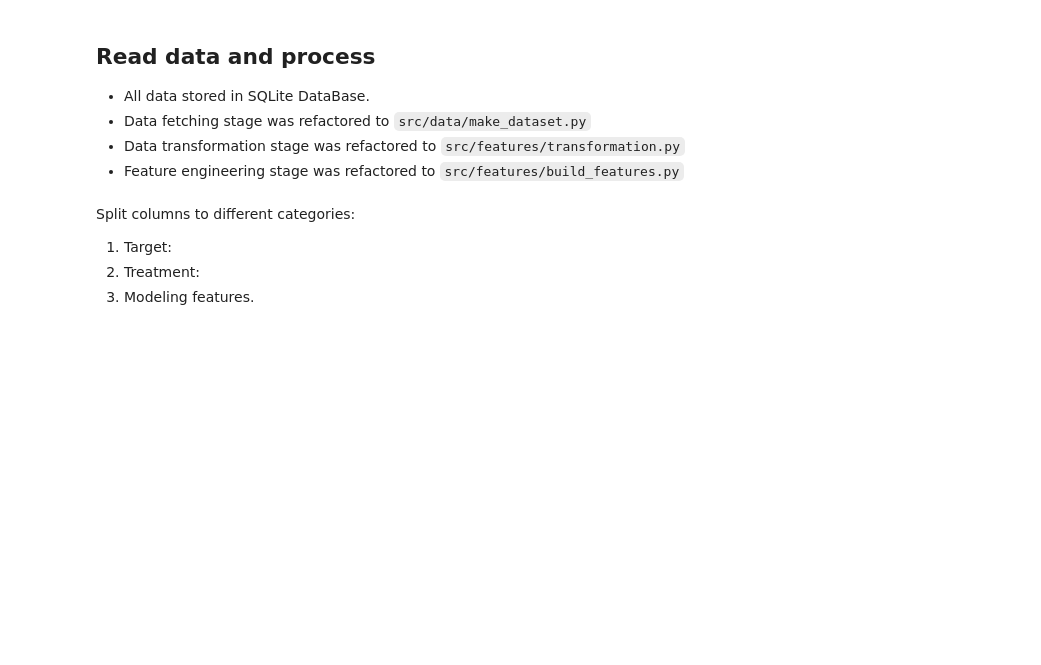
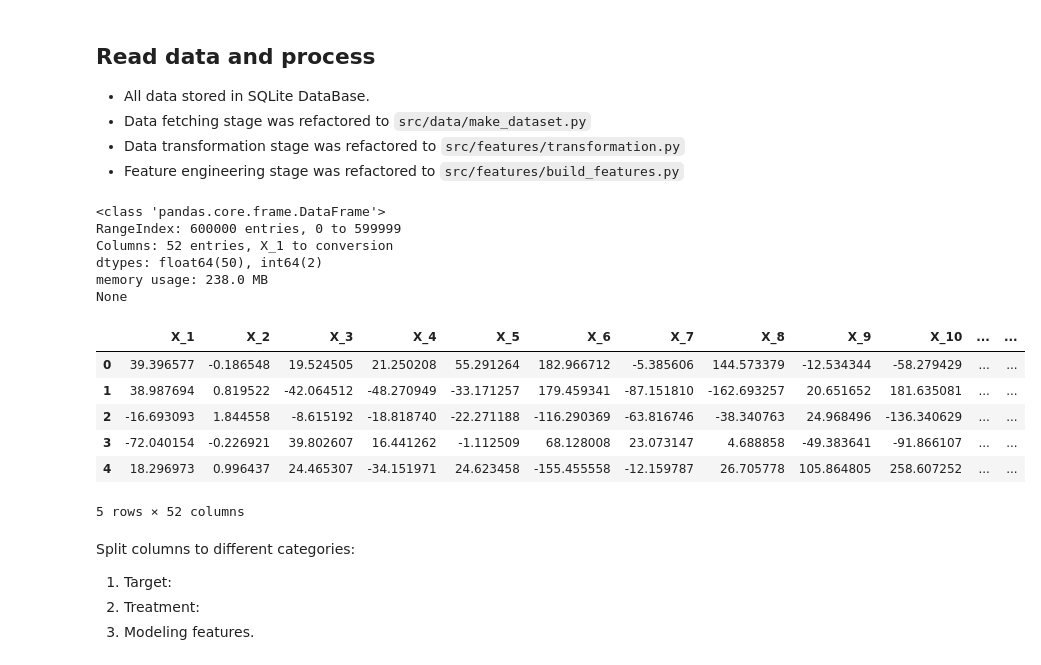
Before and after one commit to lAlexWest/uplift_modeling, a Jupyter notebook: notebooks/1. MegaFon - EDA.ipynb, the cells around one changed output. Drawn from its saved outputs; the diff is of its cells as text; code cells hidden in the pictures; blank space fills up the shorter version.

```diff
--- a/notebooks/1. MegaFon - EDA.ipynb
+++ b/notebooks/1. MegaFon - EDA.ipynb
@@ -52,13 +54,27 @@ Treatment Ratio: .5
 # %%
 # Read transformed dataset
 
 db_url = os.environ["DATABASE_URL"]
 with sqlite3.connect(f'../{db_url}') as conn:
     query = 'SELECT * FROM megafon_interim'
-    df = pd.read_sql(query, conn)
+    data = pd.read_sql(query, conn)
 
-print(df.info(verbose=False))
-df.head()
+print(data.info(verbose=False))
+data.head()
+# %% [output]
+<class 'pandas.core.frame.DataFrame'>
+RangeIndex: 600000 entries, 0 to 599999
+Columns: 52 entries, X_1 to conversion
+dtypes: float64(50), int64(2)
+memory usage: 238.0 MB
+None
+|  | X_1 | X_2 | X_3 | X_4 | X_5 | X_6 | X_7 | X_8 | X_9 | X_10 | ... | ... |
+| 0 | 39.396577 | -0.186548 | 19.524505 | 21.250208 | 55.291264 | 182.966712 | -5.385606 | 144.573379 | -12.534344 | -58.279429 | ... | ... |
+| 1 | 38.987694 | 0.819522 | -42.064512 | -48.270949 | -33.171257 | 179.459341 | -87.151810 | -162.693257 | 20.651652 | 181.635081 | ... | ... |
+| 2 | -16.693093 | 1.844558 | -8.615192 | -18.818740 | -22.271188 | -116.290369 | -63.816746 | -38.340763 | 24.968496 | -136.340629 | ... | ... |
+| 3 | -72.040154 | -0.226921 | 39.802607 | 16.441262 | -1.112509 | 68.128008 | 23.073147 | 4.688858 | -49.383641 | -91.866107 | ... | ... |
+| 4 | 18.296973 | 0.996437 | 24.465307 | -34.151971 | 24.623458 | -155.455558 | -12.159787 | 26.705778 | 105.864805 | 258.607252 | ... | ... |
+5 rows × 52 columns
 # %% [markdown]
 Split columns to different categories:
 1. Target:
```
Also changed, not shown: parts of 18 cells of this notebook, 1 other file.
